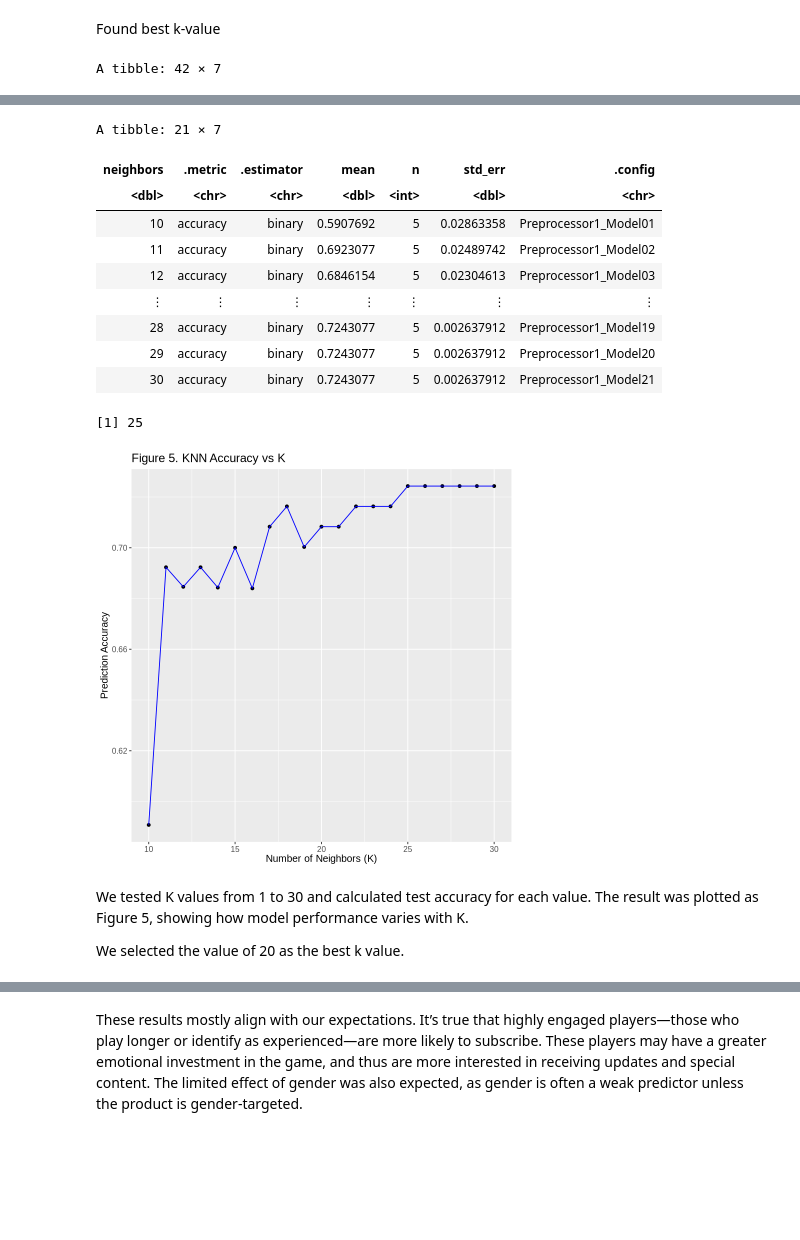
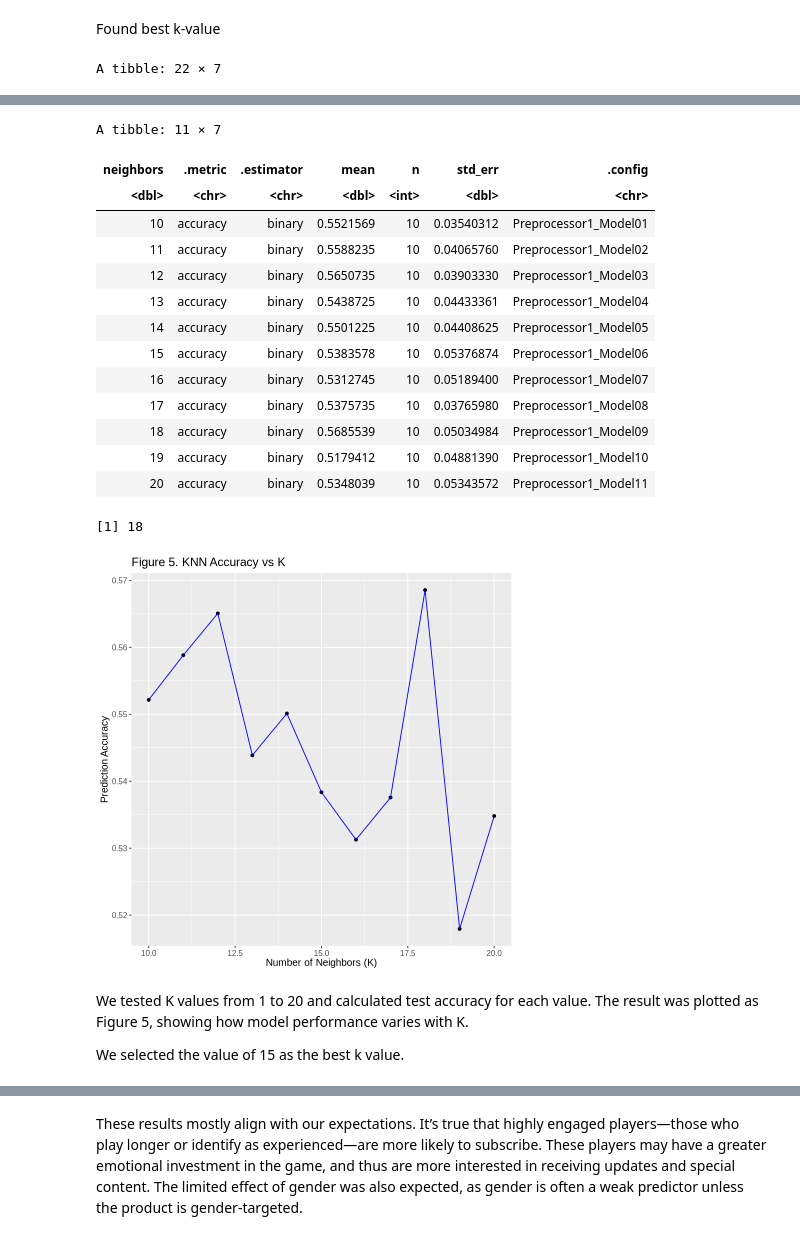
Before and after one commit to cmojar9/dsci-100-project-new, a Jupyter notebook: game_subscription_knn_report-3-3.ipynb, the cells around one changed output, grey strips where cells are left out. Drawn from its saved outputs; the diff is of its cells as text; code cells hidden in the pictures; blank space fills up the shorter version.

Commit message:
Finished model

```diff
--- a/game_subscription_knn_report-3-3.ipynb
+++ b/game_subscription_knn_report-3-3.ipynb
@@ -88,20 +59,13 @@ The following object is masked from ‘package:purrr’:
 # %%
+# Reading players.csv file
 
 players <- read_csv("players.csv")
 
 players_clean <- players |>
-  select(-hashedEmail, -name) |>
-  mutate(
-    subscribe = as.factor(subscribe),
-    gender = ifelse(gender == "Male", 1, 0),
-    experience = case_when(
-      experience == "Pro" ~ 3,
-      experience == "Veteran" ~ 2,
-      experience == "Regular" ~ 1,
-      experience == "Amateur" ~ 0,
-      TRUE ~ NA_real_)
-  ) |>
-  drop_na()
+    select(-hashedEmail, -name) |>
+    mutate(subscribe = as.factor(subscribe)) |>
+    na.omit()
+
 
 head(players_clean)
 # %% [output]
@@ -221,12 +211,12 @@ $ Age          <dbl> 22, 17, 23, 33, 25, 23, 18, 22, 21, 23, 17, 18, 17, 26, 2
 # %% [markdown]
 Created recipe
 # %%
-#recipe
 
-players_recipe <- recipe(subscribe ~ Age + experience, data = players_clean) |>
-    step_scale() |>
-    step_center()
-
+players_recipe <- recipe(subscribe ~ Age + experience + played_hours, data = players_clean) |>
+    step_dummy(experience) |> # To turn into numeric binary model terms
+    step_upsample(subscribe) |>  # To upsample subscribers
+    step_scale(all_predictors()) |>
+    step_center(all_predictors())
 
 players_recipe
 knn_spec <- nearest_neighbor(weight_func = "rectangular", neighbors = 3) |>
@@ -257,8 +246,7 @@ Found best k-value
 set.seed(2020) # DO NOT REMOVE
 
 
-players_vfold <- vfold_cv(players_train, v = 5, strata = subscribe)
-
+players_vfold <- vfold_cv(players_train, v = 10, strata = subscribe)
 
 
 players_vfold_fit <- workflow() |>
@@ -274,7 +262,7 @@ knn_tune <- nearest_neighbor(weight_func = "rectangular", neighbors = tune()) |>
     set_engine("kknn") |>
     set_mode("classification")
 
-k_vals <- tibble(neighbors = seq(from = 10, to = 30, by = 1))
+k_vals <- tibble(neighbors = seq(from = 10, to = 20, by = 1))
 
 knn_results <- workflow() |>
     add_recipe(players_recipe) |>
@@ -306,6 +294,6 @@ best_k <- accuracies |>
         pull(neighbors)
 best_k
 # %% [output]
-A tibble: 42 × 7
+A tibble: 22 × 7
 | neighbors | .metric | .estimator | mean | n | std_err | .config |
 | <dbl> | <chr> | <chr> | <dbl> | <int> | <dbl> | <chr> |
@@ -319,17 +316,20 @@ A tibble: 42 × 7
-A tibble: 21 × 7
+A tibble: 11 × 7
 | neighbors | .metric | .estimator | mean | n | std_err | .config |
 | <dbl> | <chr> | <chr> | <dbl> | <int> | <dbl> | <chr> |
-| 10 | accuracy | binary | 0.5907692 | 5 | 0.02863358 | Preprocessor1_Model01 |
-| 11 | accuracy | binary | 0.6923077 | 5 | 0.02489742 | Preprocessor1_Model02 |
-| 12 | accuracy | binary | 0.6846154 | 5 | 0.02304613 | Preprocessor1_Model03 |
-| ⋮ | ⋮ | ⋮ | ⋮ | ⋮ | ⋮ | ⋮ |
-| 28 | accuracy | binary | 0.7243077 | 5 | 0.002637912 | Preprocessor1_Model19 |
-| 29 | accuracy | binary | 0.7243077 | 5 | 0.002637912 | Preprocessor1_Model20 |
-| 30 | accuracy | binary | 0.7243077 | 5 | 0.002637912 | Preprocessor1_Model21 |
+| 10 | accuracy | binary | 0.5521569 | 10 | 0.03540312 | Preprocessor1_Model01 |
+| 11 | accuracy | binary | 0.5588235 | 10 | 0.04065760 | Preprocessor1_Model02 |
+| 12 | accuracy | binary | 0.5650735 | 10 | 0.03903330 | Preprocessor1_Model03 |
+| 13 | accuracy | binary | 0.5438725 | 10 | 0.04433361 | Preprocessor1_Model04 |
+| 14 | accuracy | binary | 0.5501225 | 10 | 0.04408625 | Preprocessor1_Model05 |
+| 15 | accuracy | binary | 0.5383578 | 10 | 0.05376874 | Preprocessor1_Model06 |
+| 16 | accuracy | binary | 0.5312745 | 10 | 0.05189400 | Preprocessor1_Model07 |
+| 17 | accuracy | binary | 0.5375735 | 10 | 0.03765980 | Preprocessor1_Model08 |
+| 18 | accuracy | binary | 0.5685539 | 10 | 0.05034984 | Preprocessor1_Model09 |
+| 19 | accuracy | binary | 0.5179412 | 10 | 0.04881390 | Preprocessor1_Model10 |
+| 20 | accuracy | binary | 0.5348039 | 10 | 0.05343572 | Preprocessor1_Model11 |
-[1] 25
+[1] 18
-[figure, old version]
+[figure, new version]
 # %% [markdown]
-We tested K values from 1 to 30 and calculated test accuracy for each value. The result was plotted as Figure 5, showing how model performance varies with K.
+We tested K values from 1 to 20 and calculated test accuracy for each value. The result was plotted as Figure 5, showing how model performance varies with K.
 
-
-We selected the value of 20 as the best k value.
+We selected the value of 15 as the best k value.
```
Also changed, not shown: parts of 22 cells of this notebook.
